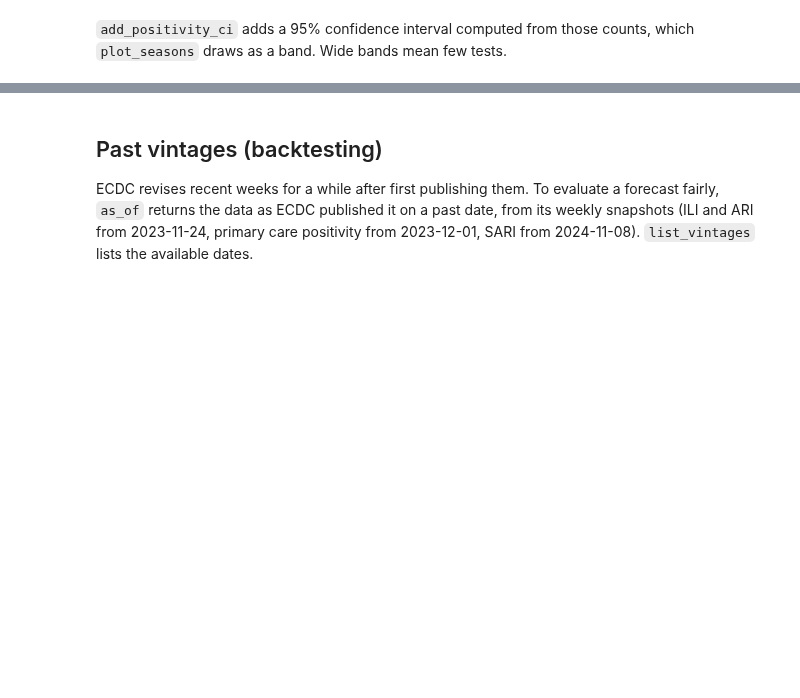
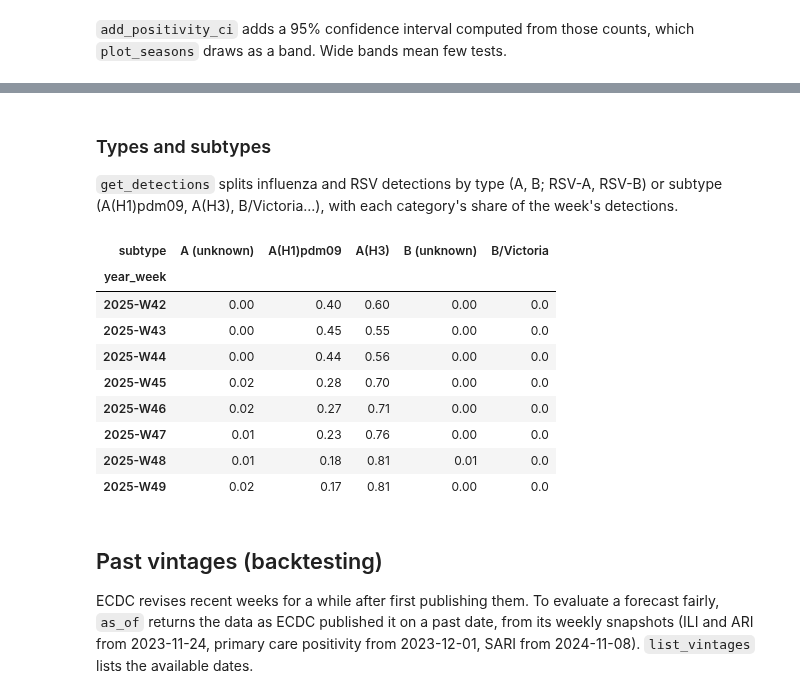
Before and after one commit to ngozzi/pyerviss, a Jupyter notebook: notebooks/quickstart.ipynb, the cells around one changed output, grey strips where cells are left out. Saved outputs shown, nothing was run; the diff lists cells and outputs as text; code cells hidden in the pictures; blank space fills up the shorter version.

```diff
--- a/notebooks/quickstart.ipynb
+++ b/notebooks/quickstart.ipynb
@@ -132,3 +132,24 @@ pv.plot_seasons(pv.add_positivity_ci(pos), highlight=["2024/25", "2025/26"]);
+# %% [markdown]
+### Types and subtypes
+
+`get_detections` splits influenza and RSV detections by type (A, B; RSV-A, RSV-B) or subtype
+(A(H1)pdm09, A(H3), B/Victoria...), with each category's share of the week's detections.
+# %%
+sub = pv.get_detections(
+    pathogen="influenza", setting="primary care", countries="IT", season="2025/26", level="subtype"
+)
+sub.pivot_table(index="year_week", columns="subtype", values="share", fill_value=0).round(2).head(8)
+# %% [output]
+| subtype | A (unknown) | A(H1)pdm09 | A(H3) | B (unknown) | B/Victoria |
+| year_week |  |  |  |  |  |
+| 2025-W42 | 0.00 | 0.40 | 0.60 | 0.00 | 0.0 |
+| 2025-W43 | 0.00 | 0.45 | 0.55 | 0.00 | 0.0 |
+| 2025-W44 | 0.00 | 0.44 | 0.56 | 0.00 | 0.0 |
+| 2025-W45 | 0.02 | 0.28 | 0.70 | 0.00 | 0.0 |
+| 2025-W46 | 0.02 | 0.27 | 0.71 | 0.00 | 0.0 |
+| 2025-W47 | 0.01 | 0.23 | 0.76 | 0.00 | 0.0 |
+| 2025-W48 | 0.01 | 0.18 | 0.81 | 0.01 | 0.0 |
+| 2025-W49 | 0.02 | 0.17 | 0.81 | 0.00 | 0.0 |
 # %% [markdown]
 ## Past vintages (backtesting)
 
```
Also changed, not shown: parts of 3 cells of this notebook, 8 other files.
